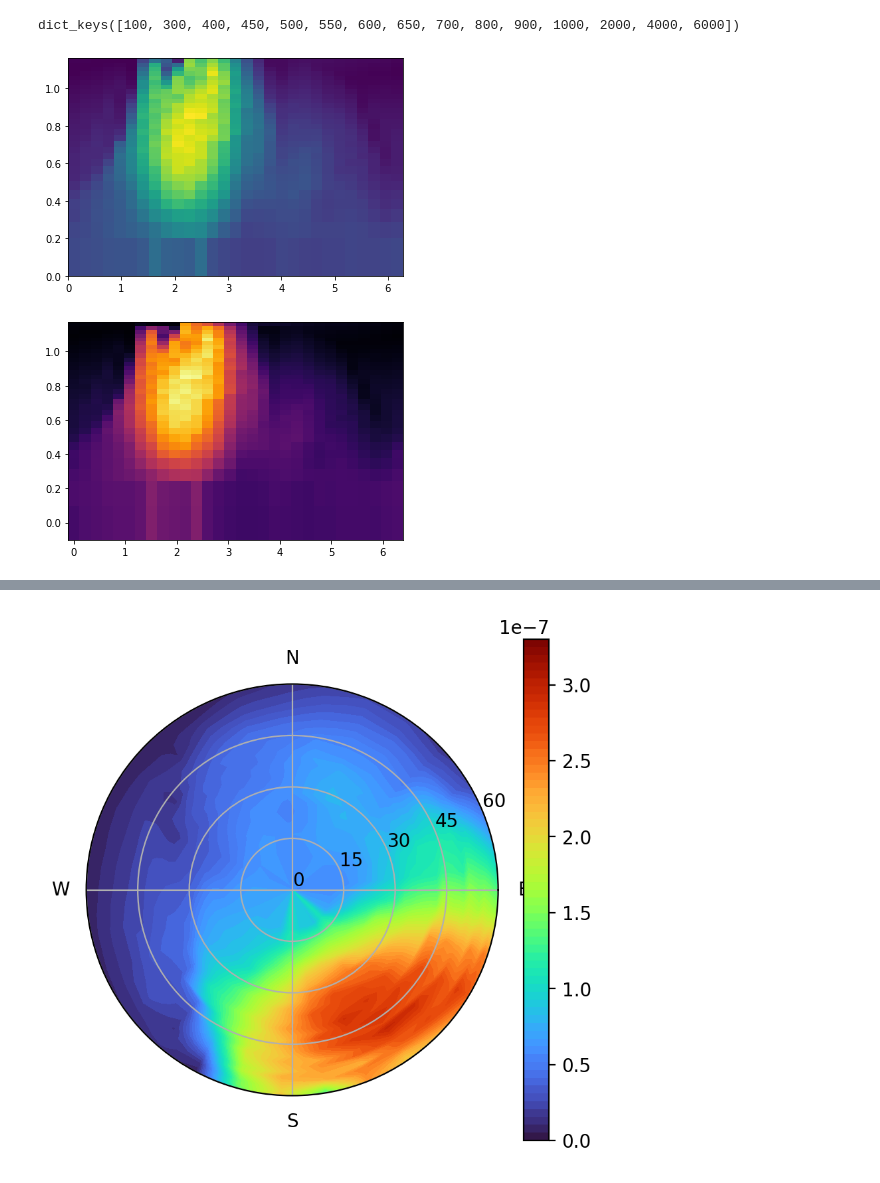
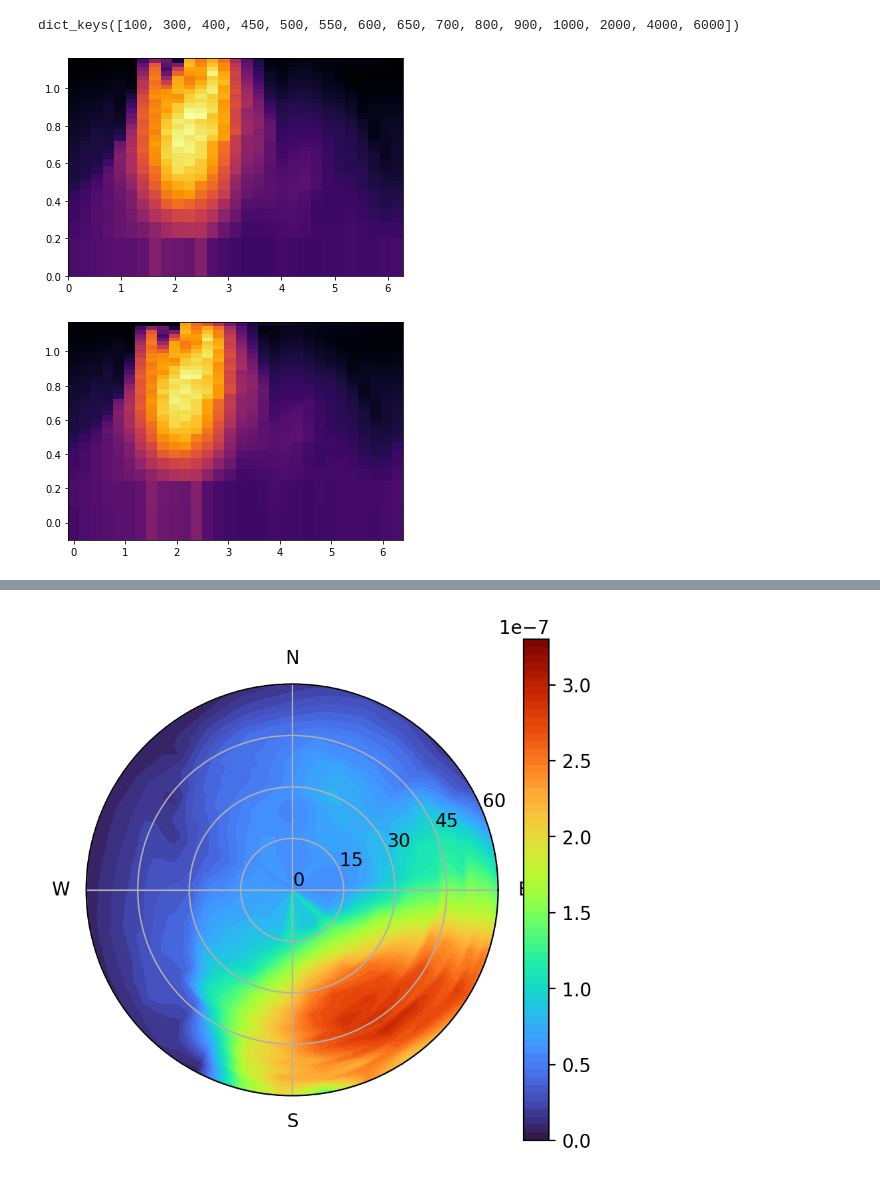
Before and after one commit to kvjmistry/MuonGenerator, a Jupyter notebook: MCEQProposalCombine.ipynb, the cells around one changed output, grey strips where cells are left out. Drawn from its saved outputs; the diff is of its cells as text; code cells hidden in the pictures.

```diff
--- a/MCEQProposalCombine.ipynb
+++ b/MCEQProposalCombine.ipynb
@@ -105,12 +106,12 @@ with open(r'SimulatedMuonsProposalMCEq.csv', 'a') as f:
         writer.writerow(['azimuth',binEdges_azimuth[i]])
 # %%
 # Plot the histogram as a test
-h, xedges, yedges, image = hist_data= plt.hist2d(dataframe["azimuth"], dataframe["zenith"], weights=dataframe["Intensity"], bins=[binEdges_azimuth, binEdges_zenith])
+h, xedges, yedges, image = hist_data= plt.hist2d(dataframe["azimuth"], dataframe["zenith"], weights=dataframe["Intensity"], bins=[binEdges_azimuth, binEdges_zenith],cmap='inferno')
 plt.figure()
 im=plt.pcolormesh(bs+np.pi,zenith_,totalflux,cmap='inferno',shading='auto',vmin=0,vmax=3e-7)
 
 # print(np.random.rand(340,2)*5)
 # print(im.get_array())
 # %% [output]
-[figure, old version]
+[figure, new version]
 [figure]
```
Also changed, not shown: parts of 3 cells of this notebook, 2 other files.
